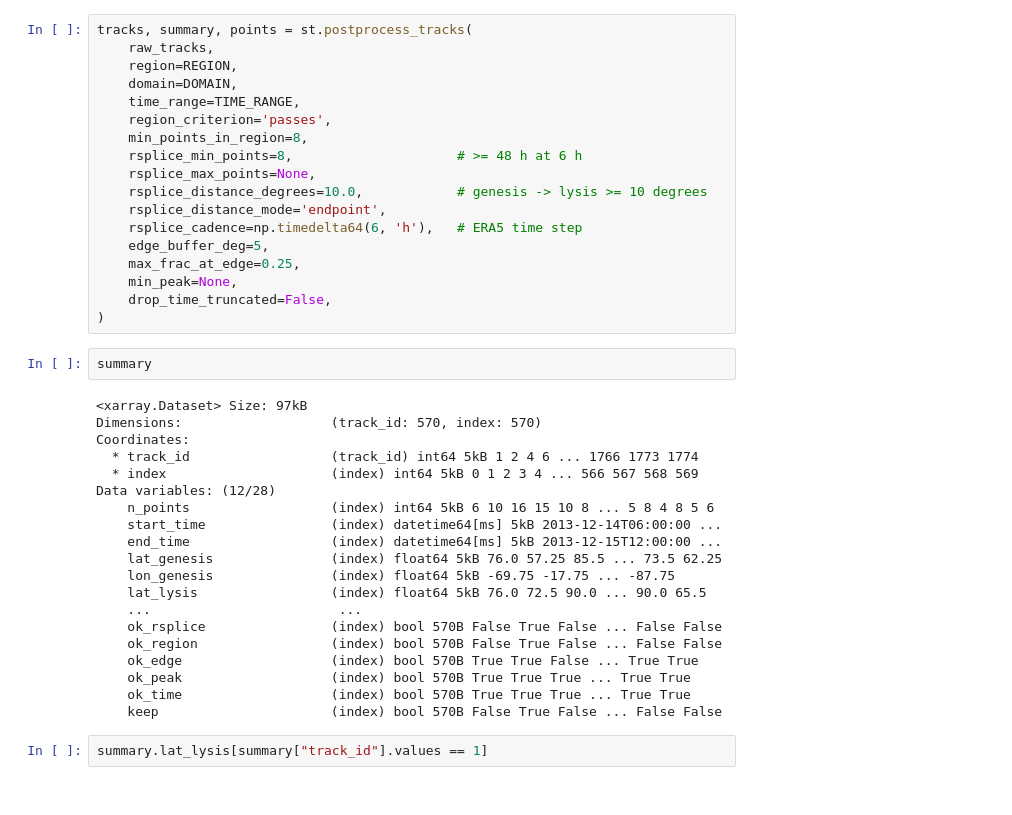
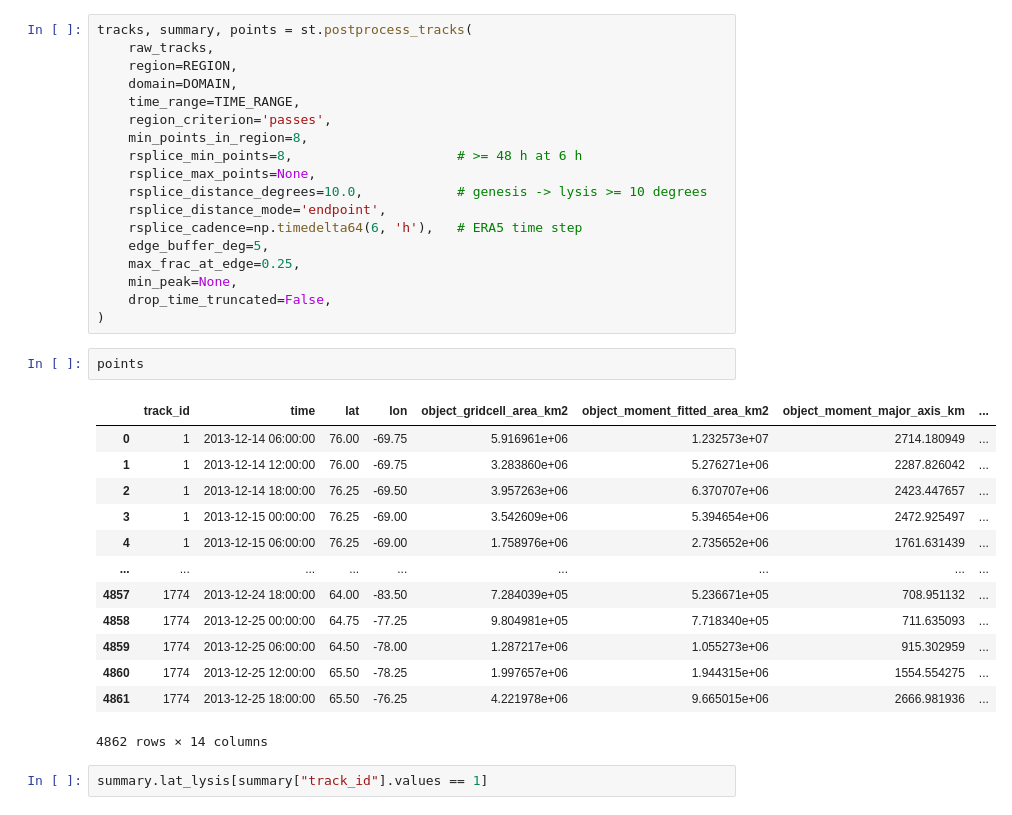
Before and after one commit to AThormann/master_thesis, a Jupyter notebook: PyStormTracker/bodil_dec_2013.ipynb, the cells around one changed output. Saved outputs shown, nothing was run; the diff lists cells and outputs as text.

```diff
--- a/PyStormTracker/bodil_dec_2013.ipynb
+++ b/PyStormTracker/bodil_dec_2013.ipynb
@@ -100,27 +100,21 @@ tracks, summary, points = st.postprocess_tracks(
     drop_time_truncated=False,
 )
 # %%
-summary
+points
 # %% [output]
+|  | track_id | time | lat | lon | object_gridcell_area_km2 | object_moment_fitted_area_km2 | object_moment_major_axis_km | ... |
+| 0 | 1 | 2013-12-14 06:00:00 | 76.00 | -69.75 | 5.916961e+06 | 1.232573e+07 | 2714.180949 | ... |
+| 1 | 1 | 2013-12-14 12:00:00 | 76.00 | -69.75 | 3.283860e+06 | 5.276271e+06 | 2287.826042 | ... |
+| 2 | 1 | 2013-12-14 18:00:00 | 76.25 | -69.50 | 3.957263e+06 | 6.370707e+06 | 2423.447657 | ... |
+| 3 | 1 | 2013-12-15 00:00:00 | 76.25 | -69.00 | 3.542609e+06 | 5.394654e+06 | 2472.925497 | ... |
+| 4 | 1 | 2013-12-15 06:00:00 | 76.25 | -69.00 | 1.758976e+06 | 2.735652e+06 | 1761.631439 | ... |
+| ... | ... | ... | ... | ... | ... | ... | ... | ... |
+| 4857 | 1774 | 2013-12-24 18:00:00 | 64.00 | -83.50 | 7.284039e+05 | 5.236671e+05 | 708.951132 | ... |
+| 4858 | 1774 | 2013-12-25 00:00:00 | 64.75 | -77.25 | 9.804981e+05 | 7.718340e+05 | 711.635093 | ... |
+| 4859 | 1774 | 2013-12-25 06:00:00 | 64.50 | -78.00 | 1.287217e+06 | 1.055273e+06 | 915.302959 | ... |
+| 4860 | 1774 | 2013-12-25 12:00:00 | 65.50 | -78.25 | 1.997657e+06 | 1.944315e+06 | 1554.554275 | ... |
+| 4861 | 1774 | 2013-12-25 18:00:00 | 65.50 | -76.25 | 4.221978e+06 | 9.665015e+06 | 2666.981936 | ... |
-<xarray.Dataset> Size: 97kB
-Dimensions:                   (track_id: 570, index: 570)
-Coordinates:
-  * track_id                  (track_id) int64 5kB 1 2 4 6 ... 1766 1773 1774
-  * index                     (index) int64 5kB 0 1 2 3 4 ... 566 567 568 569
-Data variables: (12/28)
-    n_points                  (index) int64 5kB 6 10 16 15 10 8 ... 5 8 4 8 5 6
-    start_time                (index) datetime64[ms] 5kB 2013-12-14T06:00:00 ...
-    end_time                  (index) datetime64[ms] 5kB 2013-12-15T12:00:00 ...
-    lat_genesis               (index) float64 5kB 76.0 57.25 85.5 ... 73.5 62.25
-    lon_genesis               (index) float64 5kB -69.75 -17.75 ... -87.75
-    lat_lysis                 (index) float64 5kB 76.0 72.5 90.0 ... 90.0 65.5
-    ...                        ...
-    ok_rsplice                (index) bool 570B False True False ... False False
-    ok_region                 (index) bool 570B False True False ... False False
-    ok_edge                   (index) bool 570B True True False ... True True
-    ok_peak                   (index) bool 570B True True True ... True True
-    ok_time                   (index) bool 570B True True True ... True True
-    keep                      (index) bool 570B False True False ... False False
+4862 rows × 14 columns
 # %%
 summary.lat_lysis[summary["track_id"].values == 1]
 # %% [output]
```
Also changed, not shown: parts of 1 cell of this notebook, 5 other files.
